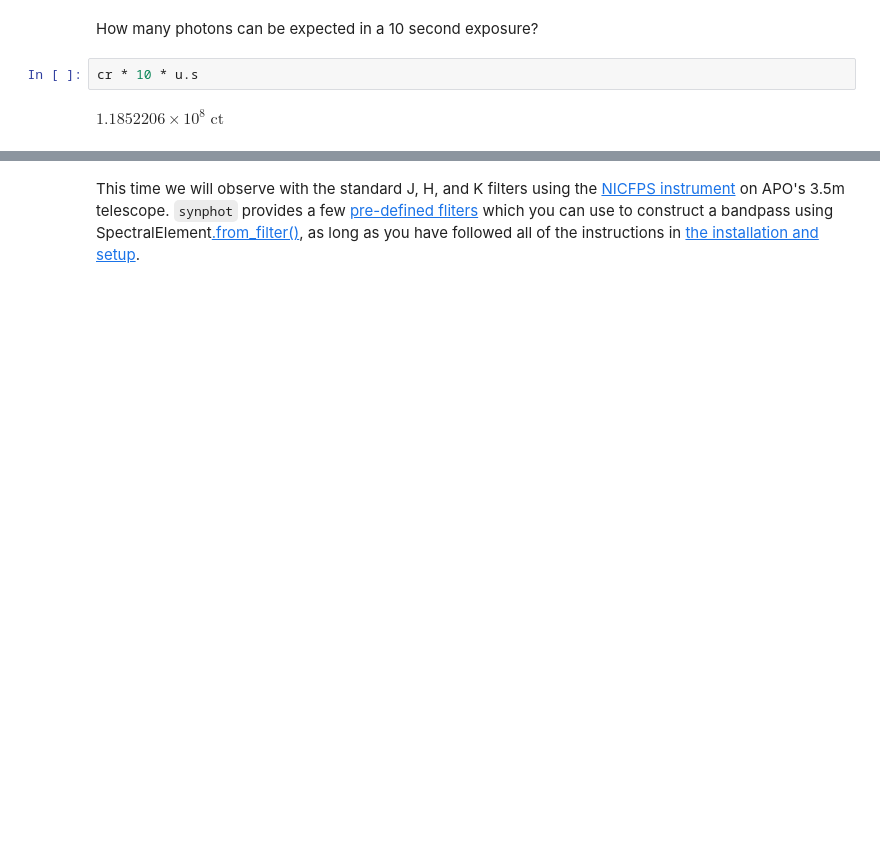
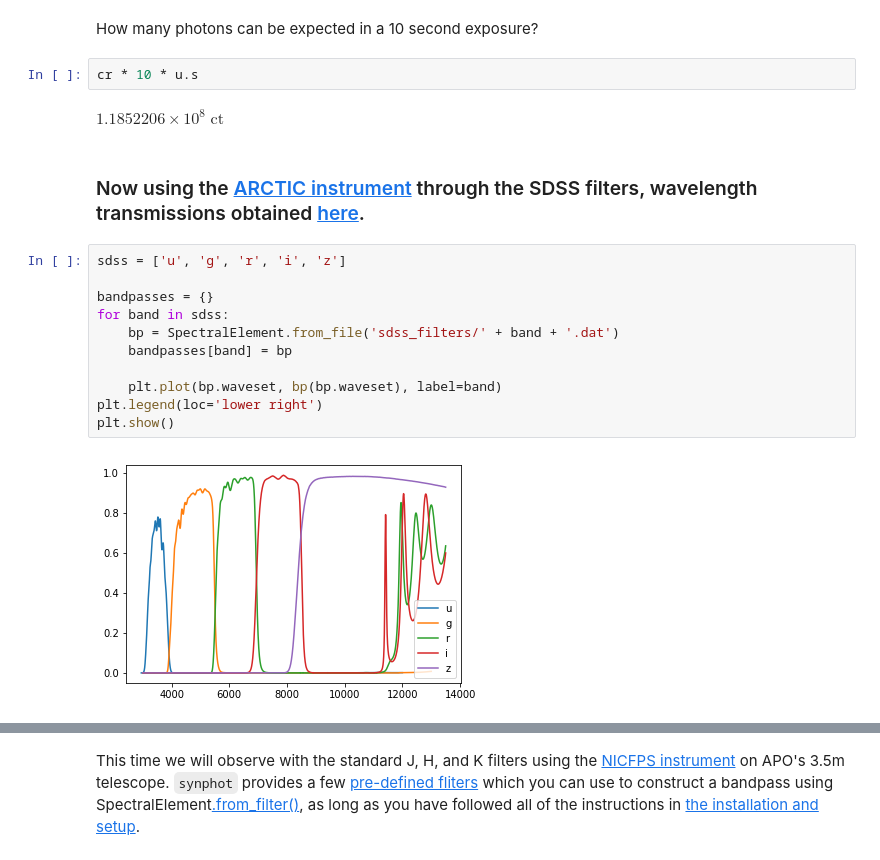
Before and after one commit to spacetelescope/synphot_refactor, a Jupyter notebook: tutorials/observing_examples.ipynb, the cells around one changed output, grey strips where cells are left out. Drawn from its saved outputs; the diff is of its cells as text; blank space fills up the shorter version.

```diff
--- a/tutorials/observing_examples.ipynb
+++ b/tutorials/observing_examples.ipynb
@@ -66,3 +66,18 @@ How many photons can be expected in a 10 second exposure?
 cr * 10 * u.s
 # %% [output]
 $1.1852206 \times 10^{8} \; \mathrm{ct}$
+# %% [markdown]
+### Now using the <a href="https://www.apo.nmsu.edu/arc35m/Instruments/ARCTIC/">ARCTIC instrument</a> through the SDSS filters, wavelength transmissions obtained <a href="http://filters.apo.nmsu.edu/curves/SDSS/">here</a>.
+# %%
+sdss = ['u', 'g', 'r', 'i', 'z']
+
+bandpasses = {}
+for band in sdss:
+    bp = SpectralElement.from_file('sdss_filters/' + band + '.dat')
+    bandpasses[band] = bp
+
+    plt.plot(bp.waveset, bp(bp.waveset), label=band)
+plt.legend(loc='lower right')
+plt.show()
+# %% [output]
+[figure, added]
```
Also changed, not shown: parts of 8 cells of this notebook.
